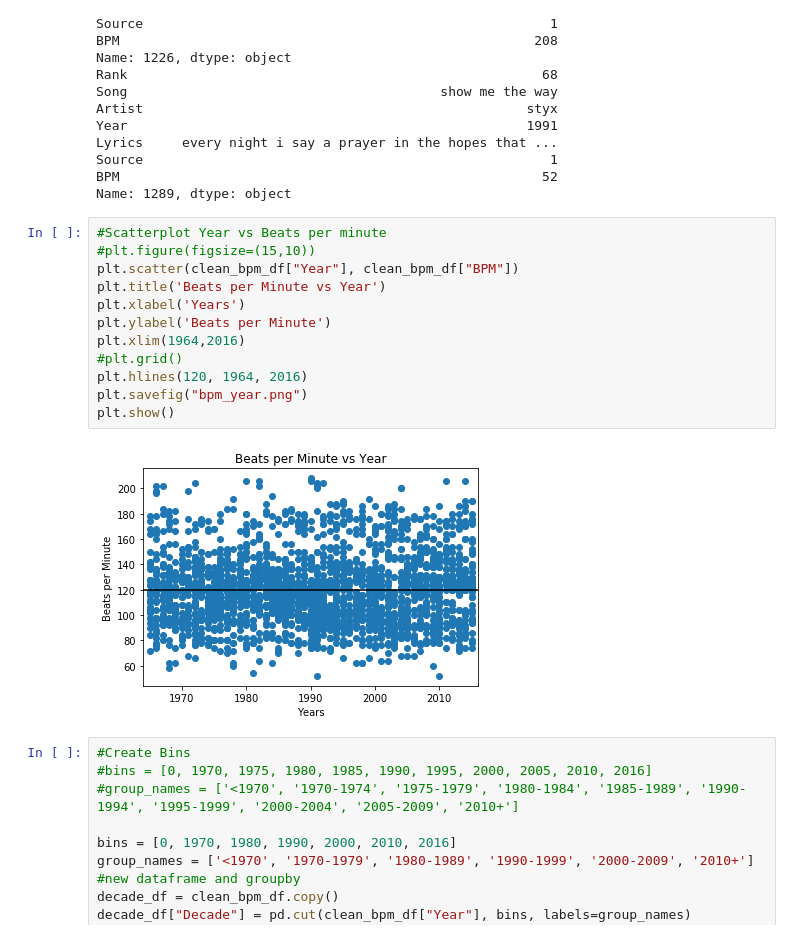
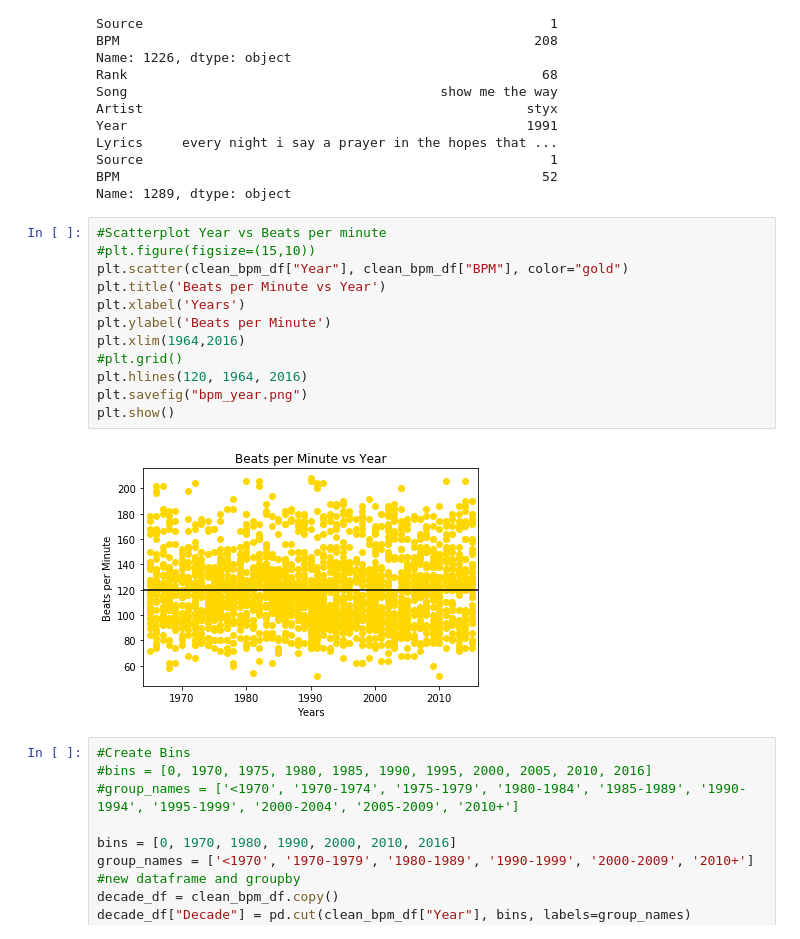
Before and after one commit to kimberly-erin/RockPy, a Jupyter notebook: BPM_analysis.ipynb, the cells around one changed output. Drawn from its saved outputs; the diff is of its cells as text.

```diff
--- a/BPM_analysis.ipynb
+++ b/BPM_analysis.ipynb
@@ -61,17 +61,17 @@ Name: 1289, dtype: object
 # %%
 #Scatterplot Year vs Beats per minute
 #plt.figure(figsize=(15,10))
-plt.scatter(clean_bpm_df["Year"], clean_bpm_df["BPM"])
+plt.scatter(clean_bpm_df["Year"], clean_bpm_df["BPM"], color="gold")
 plt.title('Beats per Minute vs Year')
 plt.xlabel('Years')
 plt.ylabel('Beats per Minute')
 plt.xlim(1964,2016)
 #plt.grid()
 plt.hlines(120, 1964, 2016)
 plt.savefig("bpm_year.png")
 plt.show()
 # %% [output]
-[figure, old version]
+[figure, new version]
 # %%
 #Create Bins
 #bins = [0, 1970, 1975, 1980, 1985, 1990, 1995, 2000, 2005, 2010, 2016]
```
Also changed, not shown: parts of 2 cells of this notebook, 3 other files.
